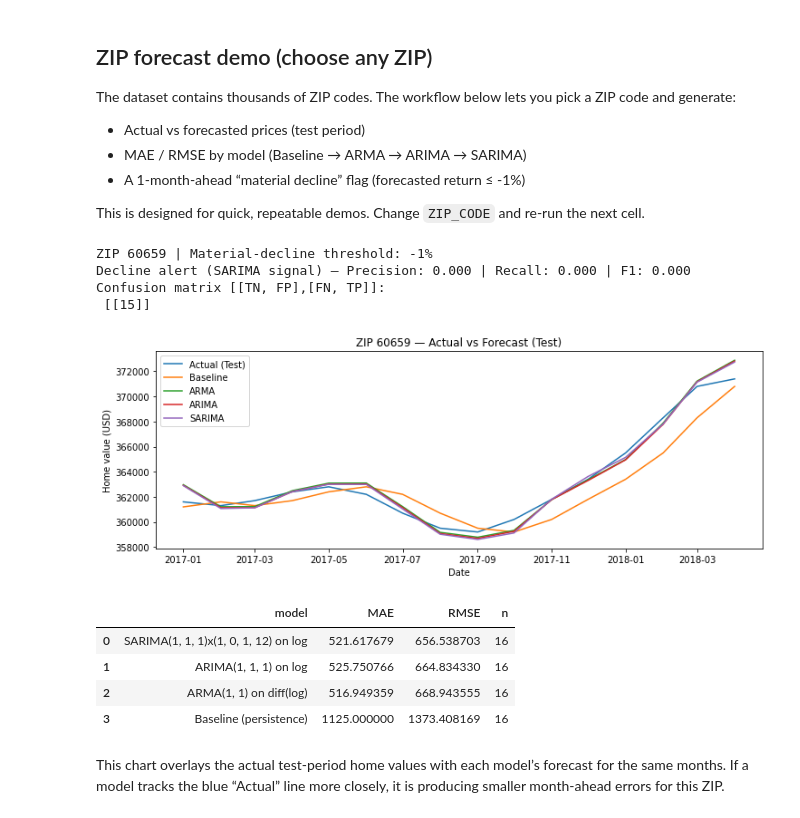
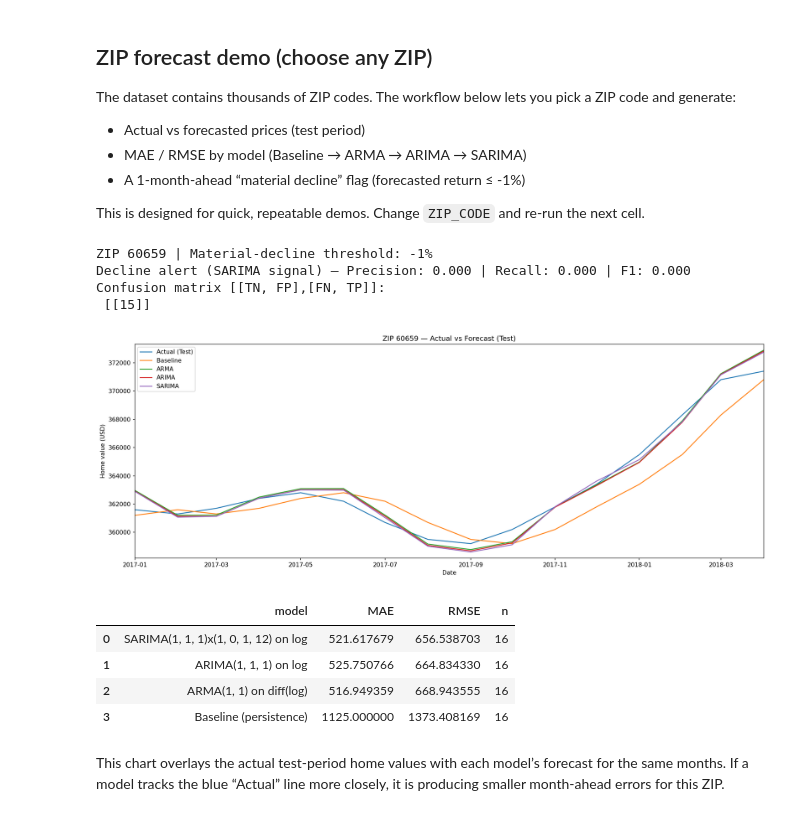
Before and after one commit to rahroy82/home_price_forecast, a Jupyter notebook: notebook.ipynb, the cells around one changed output. Drawn from its saved outputs; the diff is of its cells as text; code cells hidden in the pictures.

```diff
--- a/notebook.ipynb
+++ b/notebook.ipynb
@@ -734,44 +736,63 @@ def run_zip_demo(zip_code, tau=-0.01, tune_on_val=True, show_plot=True):
     actual_ret = y_test.pct_change().dropna()
     y_true = (actual_ret <= tau).astype(int)
 
     pred_ret = (pred_sar / y_test.shift(1) - 1).dropna()
     aligned = pd.concat([y_true.rename("y_true"), pred_ret.rename("pred_ret")], axis=1).dropna()
     y_pred = (aligned["pred_ret"] <= tau).astype(int)
 
     prec = precision_score(aligned["y_true"], y_pred, zero_division=0)
     rec  = recall_score(aligned["y_true"], y_pred, zero_division=0)
     f1   = fbeta_score(aligned["y_true"], y_pred, beta=1, zero_division=0)
     cm   = confusion_matrix(aligned["y_true"], y_pred)
 
     print(f"ZIP {zip_code} | Material-decline threshold: {tau:.0%}")
     print(f"Decline alert (SARIMA signal) — Precision: {prec:.3f} | Recall: {rec:.3f} | F1: {f1:.3f}")
     print("Confusion matrix [[TN, FP],[FN, TP]]:\n", cm)
 
+
     if show_plot:
-        plt.figure(figsize=(12, 4))
-        plt.plot(y_test.index, y_test.values, label="Actual (Test)")
-        plt.plot(pred_base.index, pred_base.values, label="Baseline")
-        plt.plot(pred_arma.index, pred_arma.values, label="ARMA")
-        plt.plot(pred_arima.index, pred_arima.values, label="ARIMA")
-        plt.plot(pred_sar.index, pred_sar.values, label="SARIMA")
-        plt.title(f"ZIP {zip_code} — Actual vs Forecast (Test)")
-        plt.xlabel("Date")
-        plt.ylabel("Home value (USD)")
-        plt.legend()
+        fig, ax = plt.subplots(figsize=(16, 6), dpi=150)  # bigger + sharper
+
+        ax.plot(y_test.index, y_test.values, label="Actual (Test)")
+        ax.plot(pred_base.index, pred_base.values, label="Baseline")
+        ax.plot(pred_arma.index, pred_arma.values, label="ARMA")
+        ax.plot(pred_arima.index, pred_arima.values, label="ARIMA")
+        ax.plot(pred_sar.index, pred_sar.values, label="SARIMA")
+
+        ax.set_title(f"ZIP {zip_code} — Actual vs Forecast (Test)")
+        ax.set_xlabel("Date")
+        ax.set_ylabel("Home value (USD)")
+
+        # keep the whole graph, but reduce empty space around it
+        ax.set_xlim(y_test.index.min(), y_test.index.max())
+
+        y_all = np.concatenate([
+            y_test.values,
+            pred_base.values,
+            pred_arma.values,
+            pred_arima.values,
+            pred_sar.values
+        ])
+        pad = 0.03 * (y_all.max() - y_all.min())  # 3% padding
+        ax.set_ylim(y_all.min() - pad, y_all.max() + pad)
+
+        ax.margins(x=0)           # no extra x padding
+        ax.legend(loc="best")
+        fig.tight_layout()
         plt.show()
 
     return comp
 
 # ---- Run the demo: change ZIP_CODE and re-run this cell ----
 ZIP_CODE = "60659"
 comparison_table = run_zip_demo(ZIP_CODE, tau=-0.01, tune_on_val=True, show_plot=True)
 comparison_table
 # %% [output]
 ZIP 60659 | Material-decline threshold: -1%
 Decline alert (SARIMA signal) — Precision: 0.000 | Recall: 0.000 | F1: 0.000
 Confusion matrix [[TN, FP],[FN, TP]]:
  [[15]]
-[figure, old version]
+[figure, new version]
 |  | model | MAE | RMSE | n |
 | 0 | SARIMA(1, 1, 1)x(1, 0, 1, 12) on log | 521.617679 | 656.538703 | 16 |
 | 1 | ARIMA(1, 1, 1) on log | 525.750766 | 664.834330 | 16 |
```
Also changed, not shown: parts of 1 cell of this notebook, 4 other files.
